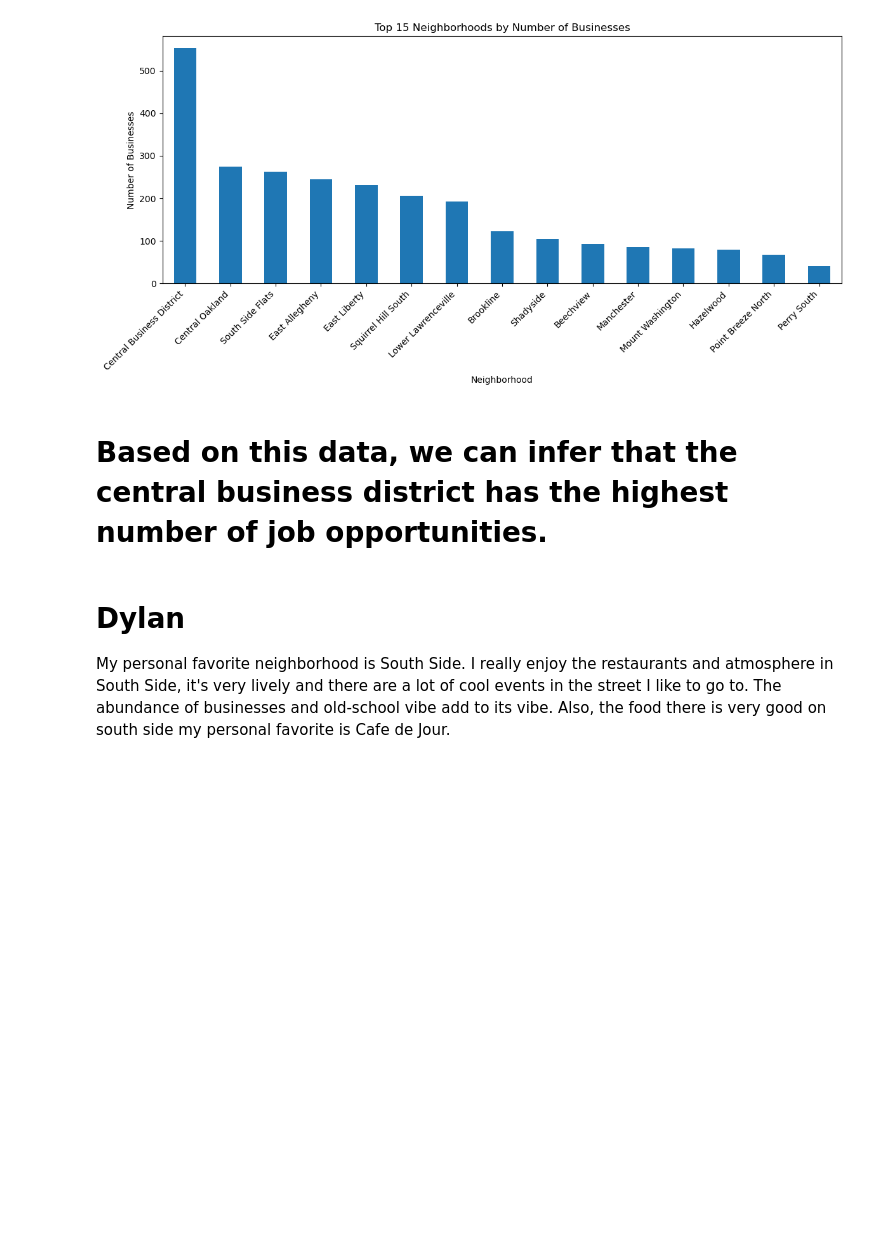
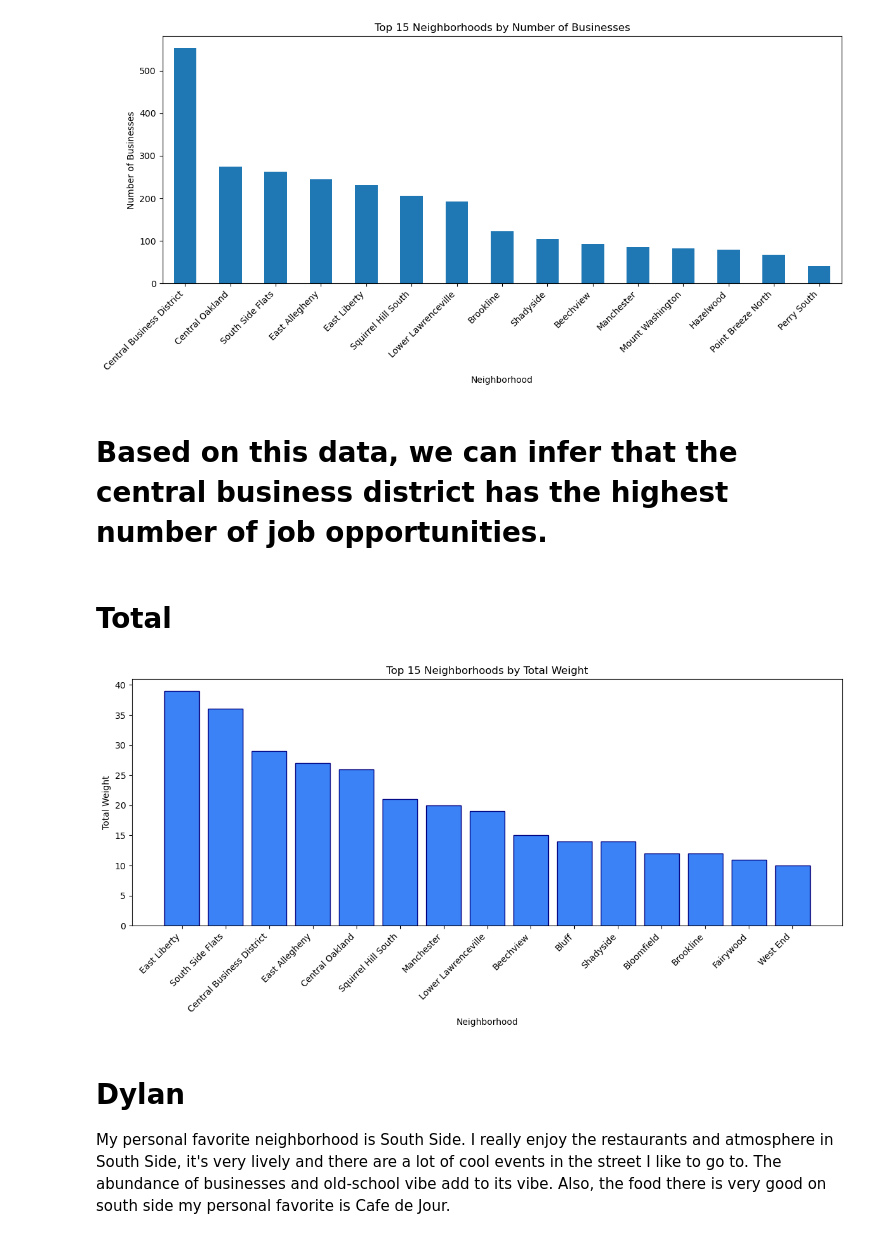
Before and after one commit to DB4407/Best-Neighborhood, a Jupyter notebook: FinalFinalProject.ipynb, the cells around one changed output. Saved outputs shown, nothing was run; the diff lists cells and outputs as text; code cells hidden in the pictures; blank space fills up the shorter version.

```diff
--- a/FinalFinalProject.ipynb
+++ b/FinalFinalProject.ipynb
@@ -198,6 +217,18 @@ assets_per_neighborhood = (
     .count()
     .sort_values(ascending=False)
 )
+
+assets_sorted = assets_per_neighborhood.sort_values(ascending=False).head(15)
+
+for i, (n, count) in enumerate(assets_sorted.items()):
+    w = 15 - i
+    if n not in neighborhood_weights:
+        neighborhood_weights[n] = {
+            "burden_weight": 0,
+            "asset_weight": 0,
+            "business_weight": 0,
+        }
+    neighborhood_weights[n]["asset_weight"] = w
 #plot
 top_n = 15
 plt.figure(figsize=(12, 6))
@@ -280,6 +323,33 @@ plt.show()
 [figure]
 # %% [markdown]
 # Based on this data, we can infer that the central business district has the highest number of job opportunities.
+# %% [markdown]
+# Total
+# %%
+for n in neighborhood_weights:
+    neighborhood_weights[n]["total_weight"] = (
+        neighborhood_weights[n]["burden_weight"] +
+        neighborhood_weights[n]["asset_weight"] +
+        neighborhood_weights[n]["business_weight"]
+    )
+final_sorted = sorted(
+    neighborhood_weights.items(),
+    key=lambda x: x[1]["total_weight"],
+    reverse=True
+)
+
+top_15 = final_sorted[:15]
+
+plt.figure(figsize=(12, 6))
+plt.bar(names, totals, color="#3b82f6", edgecolor="navy")
+plt.title("Top 15 Neighborhoods by Total Weight")
+plt.xlabel("Neighborhood")
+plt.ylabel("Total Weight")
+plt.xticks(rotation=45, ha="right")
+plt.tight_layout()
+plt.show()
+# %% [output]
+[figure, added]
 # %% [markdown]
 # Dylan
 My personal favorite neighborhood is South Side. I really enjoy the restaurants and atmosphere in South Side, it's very lively and there are a lot of cool events in the street I like to go to. The abundance of businesses and old-school vibe add to its vibe. Also, the food there is very good on south side my personal favorite is Cafe de Jour.
```
Also changed, not shown: parts of 2 cells of this notebook.
